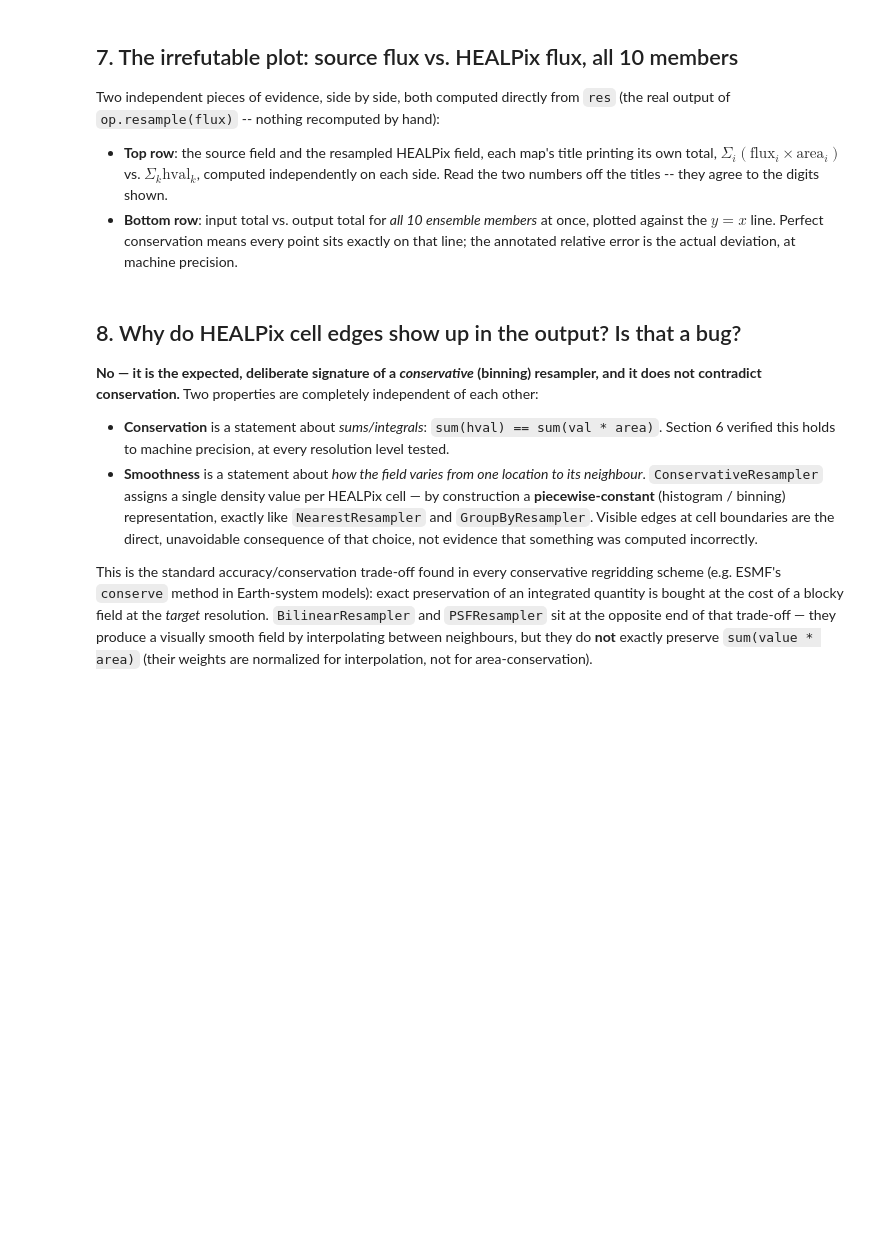
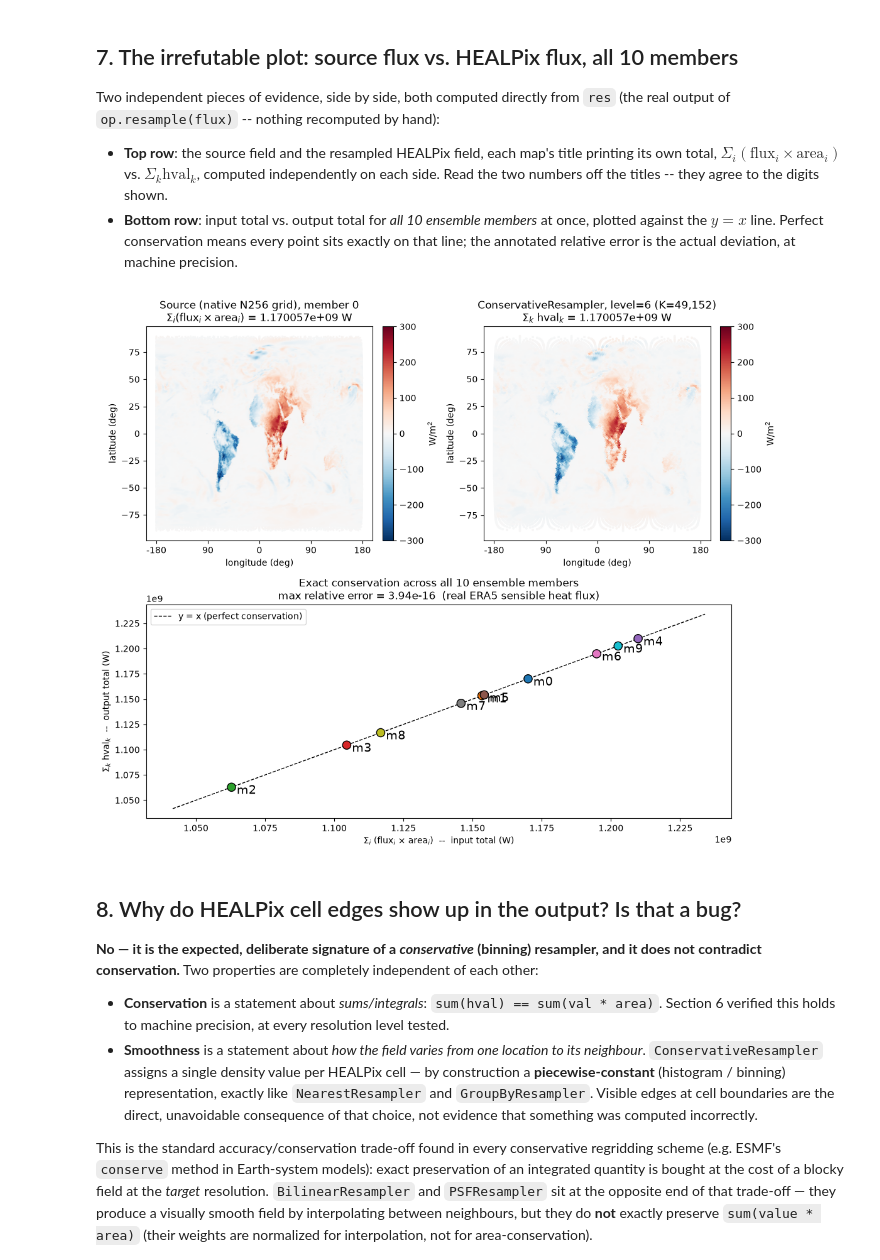
Before and after one commit to GRID4EARTH/healpix-resample, a Jupyter notebook: notebooks/conservative_flux_ERA5.ipynb, the cells around one changed output. Cells and saved outputs as stored; diff of their text form; code cells hidden in the pictures; blank space fills up the shorter version.

```diff
--- a/notebooks/conservative_flux_ERA5.ipynb
+++ b/notebooks/conservative_flux_ERA5.ipynb
@@ -277,37 +324,41 @@ rel_err = np.abs(flux_in_np - flux_out_np) / np.abs(flux_in_np)
 fig = plt.figure(figsize=(11, 9))
 gs = fig.add_gridspec(2, 2, height_ratios=[1, 1])
 ax0 = fig.add_subplot(gs[0, 0])
 ax1 = fig.add_subplot(gs[0, 1])
 ax2 = fig.add_subplot(gs[1, :])
 
 vmin, vmax = -300, 300
-sc0 = ax0.scatter(lon, lat, c=flux[0], s=1.0, cmap="RdBu_r", vmin=vmin, vmax=vmax)
+sc0 = ax0.scatter((lon+180)%360, lat, c=flux[0], s=1.0, cmap="RdBu_r", vmin=vmin, vmax=vmax)
 ax0.set_title("Source (native N256 grid), member 0\n"
               r"$\Sigma_i$(flux$_i\times$area$_i$) = " + f"{flux_in_np[0]:.6e} W")
 fig.colorbar(sc0, ax=ax0, label="W/m$^2$", fraction=0.046, pad=0.04)
 ax0.set_xlabel("longitude (deg)"); ax0.set_ylabel("latitude (deg)")
+ax0.set_xticks([0,90,180,270,360],['-180','90','0','90','180'])
 
-sc1 = ax1.scatter(lon_c, lat_c, c=density0, s=3, cmap="RdBu_r", vmin=vmin, vmax=vmax)
+sc1 = ax1.scatter((lon_c+180)%360, lat_c, c=density0, s=3, cmap="RdBu_r", vmin=vmin, vmax=vmax)
 ax1.set_title(f"ConservativeResampler, level={level} (K={op.K:,})\n"
               f"$\Sigma_k$ hval$_k$ = {flux_out_np[0]:.6e} W")
+ax1.set_xticks([0,90,180,270,360],['-180','90','0','90','180'])
 fig.colorbar(sc1, ax=ax1, label="W/m$^2$", fraction=0.046, pad=0.04)
 ax1.set_xlabel("longitude (deg)"); ax1.set_ylabel("latitude (deg)")
 
 members = np.arange(flux.shape[0])
 ax2.scatter(flux_in_np, flux_out_np, s=90, c=members, cmap="tab10", edgecolor="k", zorder=3)
 lims = [flux_in_np.min() * 0.98, flux_in_np.max() * 1.02]
 ax2.plot(lims, lims, "k--", lw=1, zorder=1, label="y = x (perfect conservation)")
 for b in members:
-    ax2.annotate(f"m{b}", (flux_in_np[b], flux_out_np[b]), textcoords="offset points",
-                 xytext=(6, 4), fontsize=8)
+    ax2.annotate(f"m{b}", (flux_in_np[b], flux_out_np[b]-1E7), textcoords="offset points",
+                 xytext=(6, 4), fontsize=14)
 ax2.set_xlabel(r"$\Sigma_i$ (flux$_i$ $\times$ area$_i$)  --  input total (W)")
 ax2.set_ylabel(r"$\Sigma_k$ hval$_k$  --  output total (W)")
 ax2.set_title(f"Exact conservation across all 10 ensemble members\n"
               f"max relative error = {rel_err.max():.2e}  (real ERA5 sensible heat flux)")
 ax2.legend(loc="upper left")
 ax2.ticklabel_format(style="sci", axis="both", scilimits=(0, 0))
 
 fig.tight_layout()
+# %% [output]
+[figure, added]
 # %% [markdown]
 ## 8. Why do HEALPix cell edges show up in the output? Is that a bug?
 
```
Also changed, not shown: parts of 14 cells of this notebook, 1 other file.
